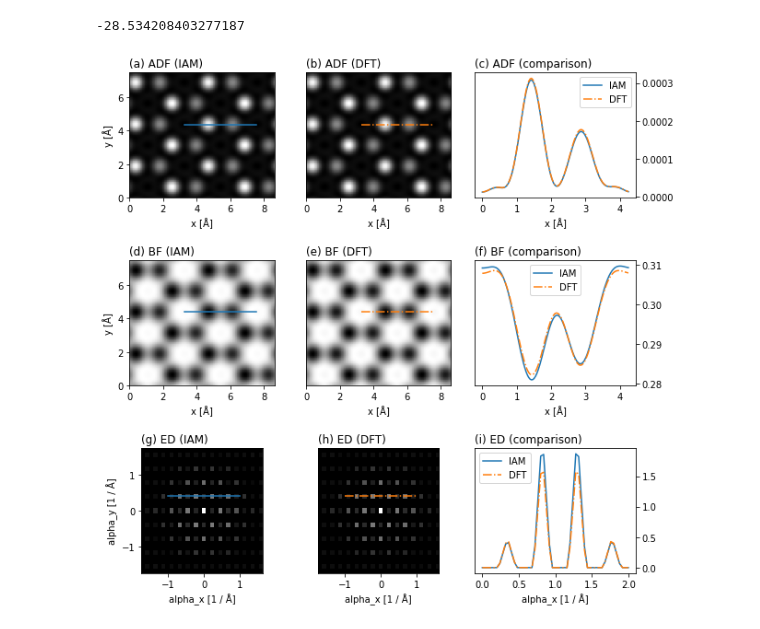
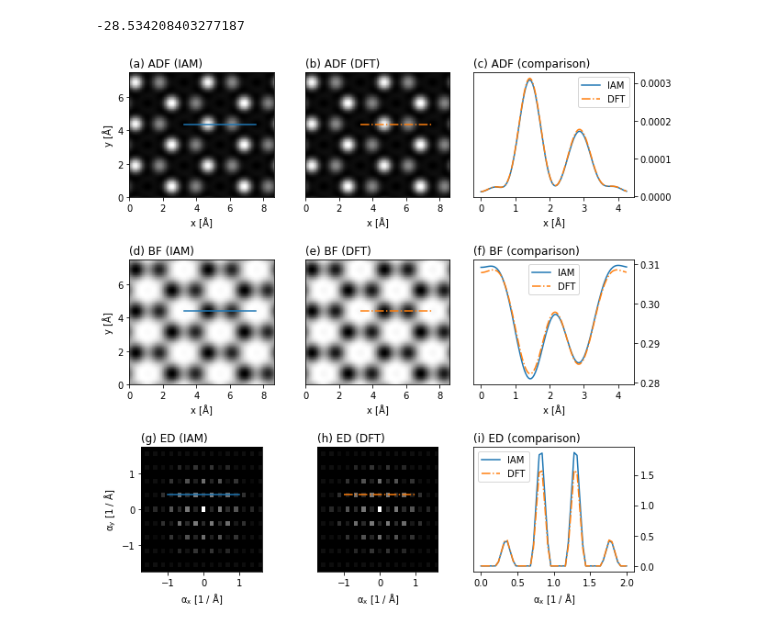
Before and after one commit to abTEM/abTEM, a Jupyter notebook: articles/2021_ORE_abTEM/hBN_DFT_IAM.ipynb, the cells around one changed output. Drawn from its saved outputs; the diff is of its cells as text; code cells hidden in the pictures.

```diff
--- a/articles/2021_ORE_abTEM/hBN_DFT_IAM.ipynb
+++ b/articles/2021_ORE_abTEM/hBN_DFT_IAM.ipynb
@@ -139,31 +139,35 @@ axes[0,2].set_title('(c) ADF (comparison)', x=0, ha='left')
 bf_iam.show(ax=axes[1,0], equal_ticks=True)
 bf_dft.show(ax=axes[1,1], equal_ticks=True)
 l_bf_iam.add_to_mpl_plot(ax=axes[1,0], color='tab:blue')
 l_bf_dft.add_to_mpl_plot(ax=axes[1,1], color='tab:orange', linestyle='-.')
 l_bf_iam.show(ax=axes[1,2], color='tab:blue', label='IAM')
 l_bf_dft.show(ax=axes[1,2], color='tab:orange', label='DFT', linestyle='-.')
 
 axes[1,0].set_title('(d) BF (IAM)', x=0, ha='left')
 axes[1,1].set_title('(e) BF (DFT)', x=0, ha='left')
 axes[1,1].yaxis.set_visible(False)
 axes[1,2].set_title('(f) BF (comparison)', x=0, ha='left')
 
 diff_iam.show(ax=axes[2,0], power=0.08)
 diff_dft.show(ax=axes[2,1], power=0.08)
 l_diff_iam.add_to_mpl_plot(ax=axes[2,0], color='tab:blue')
 l_diff_dft.add_to_mpl_plot(ax=axes[2,1], color='tab:orange', linestyle='-.')
 l_diff_iam.show(ax=axes[2,2], color='tab:blue', label='IAM')
 l_diff_dft.show(ax=axes[2,2], color='tab:orange', label='DFT', linestyle='-.')
 
 axes[2,0].set_title('(g) ED (IAM)', x=0, ha='left')
+axes[2,0].set_xlabel(r'$\mathrm{\alpha_x}$ [1 / Å]')
+axes[2,0].set_ylabel(r'$\mathrm{\alpha_y}$ [1 / Å]')
 axes[2,1].set_title('(h) ED (DFT)', x=0, ha='left')
+axes[2,1].set_xlabel(r'$\mathrm{\alpha_x}$ [1 / Å]')
 axes[2,1].yaxis.set_visible(False)
 axes[2,2].set_title('(i) ED (comparison)', x=0, ha='left')
+axes[2,2].set_xlabel(r'$\mathrm{\alpha_x}$ [1 / Å]')
 
 for ax in (axes[0,2], axes[1,2], axes[2,2]):
     ax.yaxis.tick_right()
     ax.legend()
 
 plt.savefig('hBN.pdf')
 # %% [output]
-[figure, old version]
+[figure, new version]
```
